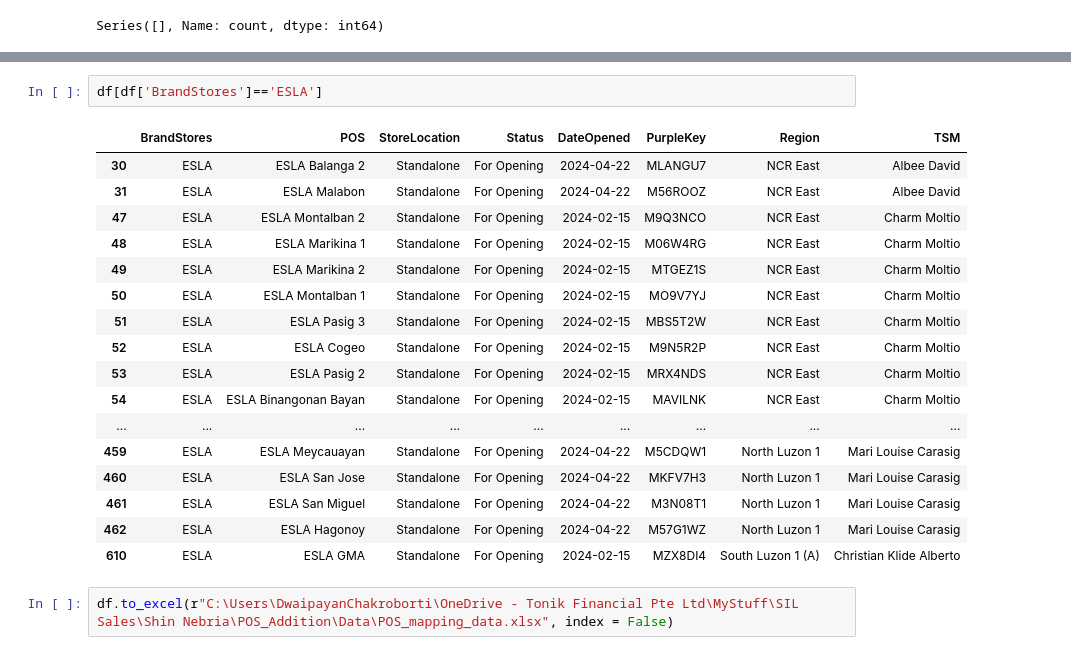
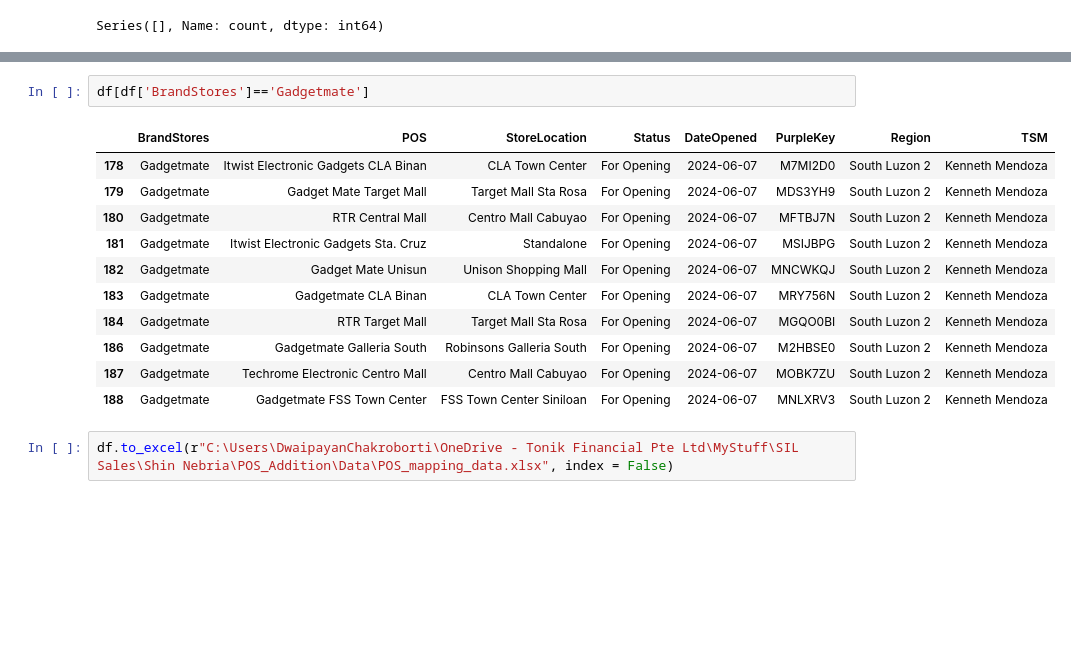
Before and after one commit to dchakroborti-tonik/POS_Addition, a Jupyter notebook: Notebook/Pos_mapping_new.ipynb, the cells around one changed output, grey strips where cells are left out. Cells and saved outputs as stored; diff of their text form; blank space fills up the shorter version.

Commit message:
Gadgetmate added to the data which will open on 7th June 2024

```diff
--- a/Notebook/Pos_mapping_new.ipynb
+++ b/Notebook/Pos_mapping_new.ipynb
@@ -435,22 +420,16 @@ df[df['PurpleKey'] =='M3Z10RP']
 # %%
-df[df['BrandStores']=='ESLA']
+df[df['BrandStores']=='Gadgetmate']
 # %% [output]
 |  | BrandStores | POS | StoreLocation | Status | DateOpened | PurpleKey | Region | TSM |
-| 30 | ESLA | ESLA Balanga 2 | Standalone | For Opening | 2024-04-22 | MLANGU7 | NCR East | Albee David |
-| 31 | ESLA | ESLA Malabon | Standalone | For Opening | 2024-04-22 | M56ROOZ | NCR East | Albee David |
-| 47 | ESLA | ESLA Montalban 2 | Standalone | For Opening | 2024-02-15 | M9Q3NCO | NCR East | Charm Moltio |
-| 48 | ESLA | ESLA Marikina 1 | Standalone | For Opening | 2024-02-15 | M06W4RG | NCR East | Charm Moltio |
-| 49 | ESLA | ESLA Marikina 2 | Standalone | For Opening | 2024-02-15 | MTGEZ1S | NCR East | Charm Moltio |
-| 50 | ESLA | ESLA Montalban 1 | Standalone | For Opening | 2024-02-15 | MO9V7YJ | NCR East | Charm Moltio |
-| 51 | ESLA | ESLA Pasig 3 | Standalone | For Opening | 2024-02-15 | MBS5T2W | NCR East | Charm Moltio |
-| 52 | ESLA | ESLA Cogeo | Standalone | For Opening | 2024-02-15 | M9N5R2P | NCR East | Charm Moltio |
-| 53 | ESLA | ESLA Pasig 2 | Standalone | For Opening | 2024-02-15 | MRX4NDS | NCR East | Charm Moltio |
-| 54 | ESLA | ESLA Binangonan Bayan | Standalone | For Opening | 2024-02-15 | MAVILNK | NCR East | Charm Moltio |
-| ... | ... | ... | ... | ... | ... | ... | ... | ... |
-| 459 | ESLA | ESLA Meycauayan | Standalone | For Opening | 2024-04-22 | M5CDQW1 | North Luzon 1 | Mari Louise Carasig |
-| 460 | ESLA | ESLA San Jose | Standalone | For Opening | 2024-04-22 | MKFV7H3 | North Luzon 1 | Mari Louise Carasig |
-| 461 | ESLA | ESLA San Miguel | Standalone | For Opening | 2024-04-22 | M3N08T1 | North Luzon 1 | Mari Louise Carasig |
-| 462 | ESLA | ESLA Hagonoy | Standalone | For Opening | 2024-04-22 | M57G1WZ | North Luzon 1 | Mari Louise Carasig |
-| 610 | ESLA | ESLA GMA | Standalone | For Opening | 2024-02-15 | MZX8DI4 | South Luzon 1 (A) | Christian Klide Alberto |
+| 178 | Gadgetmate | Itwist Electronic Gadgets CLA Binan | CLA Town Center | For Opening | 2024-06-07 | M7MI2D0 | South Luzon 2 | Kenneth Mendoza |
+| 179 | Gadgetmate | Gadget Mate Target Mall | Target Mall Sta Rosa | For Opening | 2024-06-07 | MDS3YH9 | South Luzon 2 | Kenneth Mendoza |
+| 180 | Gadgetmate | RTR Central Mall | Centro Mall Cabuyao | For Opening | 2024-06-07 | MFTBJ7N | South Luzon 2 | Kenneth Mendoza |
+| 181 | Gadgetmate | Itwist Electronic Gadgets Sta. Cruz | Standalone | For Opening | 2024-06-07 | MSIJBPG | South Luzon 2 | Kenneth Mendoza |
+| 182 | Gadgetmate | Gadget Mate Unisun | Unison Shopping Mall | For Opening | 2024-06-07 | MNCWKQJ | South Luzon 2 | Kenneth Mendoza |
+| 183 | Gadgetmate | Gadgetmate CLA Binan | CLA Town Center | For Opening | 2024-06-07 | MRY756N | South Luzon 2 | Kenneth Mendoza |
+| 184 | Gadgetmate | RTR Target Mall | Target Mall Sta Rosa | For Opening | 2024-06-07 | MGQO0BI | South Luzon 2 | Kenneth Mendoza |
+| 186 | Gadgetmate | Gadgetmate Galleria South | Robinsons Galleria South | For Opening | 2024-06-07 | M2HBSE0 | South Luzon 2 | Kenneth Mendoza |
+| 187 | Gadgetmate | Techrome Electronic Centro Mall | Centro Mall Cabuyao | For Opening | 2024-06-07 | MOBK7ZU | South Luzon 2 | Kenneth Mendoza |
+| 188 | Gadgetmate | Gadgetmate FSS Town Center | FSS Town Center Siniloan | For Opening | 2024-06-07 | MNLXRV3 | South Luzon 2 | Kenneth Mendoza |
 # %%
 df.to_excel(r"C:\Users\DwaipayanChakroborti\OneDrive - Tonik Financial Pte Ltd\MyStuff\SIL Sales\Shin Nebria\POS_Addition\Data\POS_mapping_data.xlsx", index = False)
```
Also changed, not shown: parts of 28 cells of this notebook, 3 other files.
